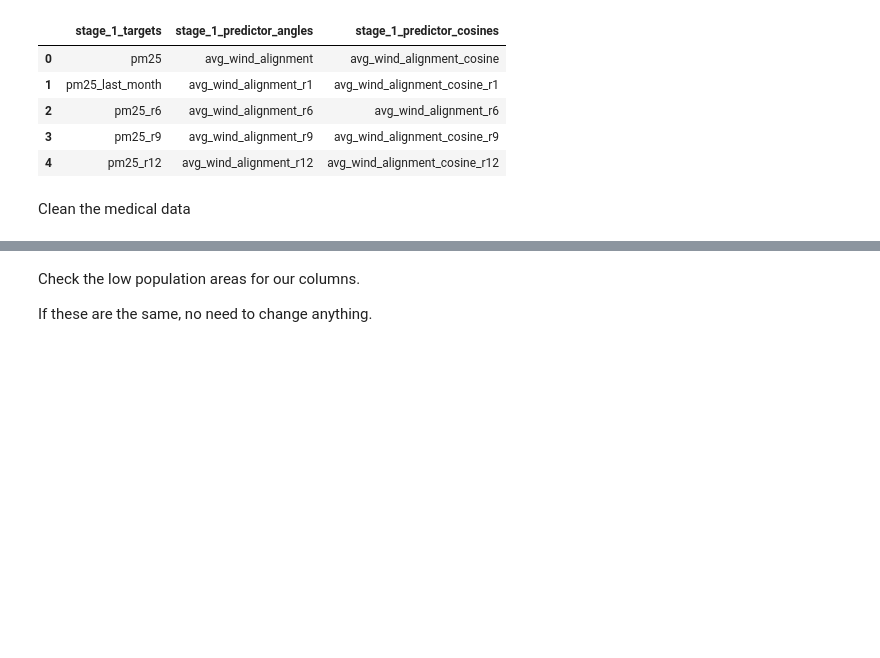
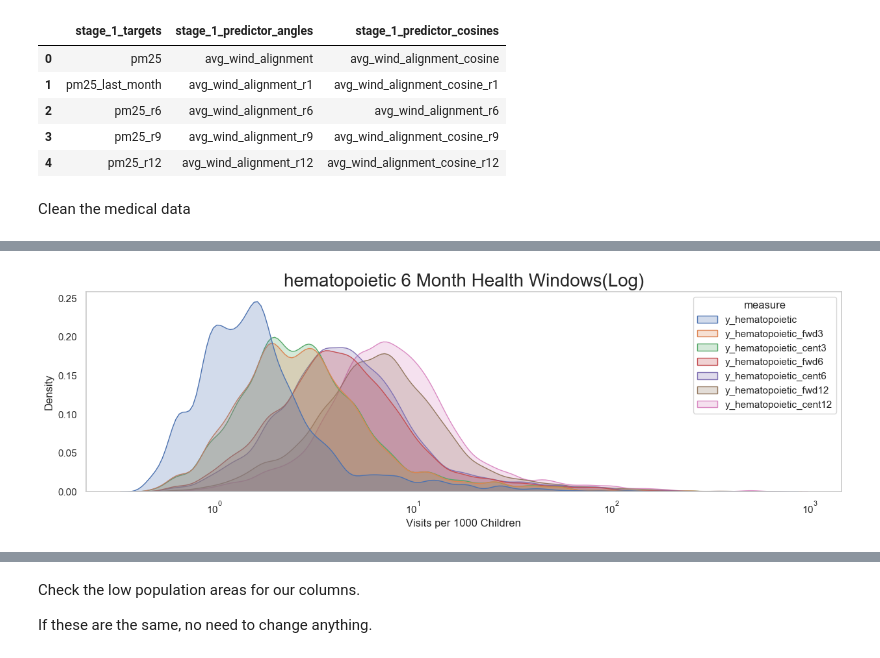
Before and after one commit to mattslyons/JLPS_capstone_project, a Jupyter notebook: modeling/anand_backup/2sls_ap_10-29.ipynb, the cells around one changed output, grey strips where cells are left out. Saved outputs shown, nothing was run; the diff lists cells and outputs as text; code cells hidden in the pictures; blank space fills up the shorter version.

```diff
--- a/modeling/anand_backup/2sls_ap_10-29.ipynb
+++ b/modeling/anand_backup/2sls_ap_10-29.ipynb
@@ -138,7 +138,7 @@ print('')
 # %% [output]
 [figure]
 # %%
-def kde_multiple_plotter(col_list:list, title_str:str, value_name_str:str, df_plot, clip_tuple:tuple = None):
+def kde_multiple_plotter(col_list:list, title_str:str, value_name_str:str, df_plot, clip_tuple:tuple = None, log_scale_value=False):
     """plots several KDE plots from column of a dataframe.
 
     Args:
@@ -148,14 +148,20 @@ def kde_multiple_plotter(col_list:list, title_str:str, value_name_str:str, df_pl
         df_plot (pandas dataframe): dataframe
         clip_tuple (tuple, optional): range of x axis values to plot. Defaults to None.
     """
+
+    if log_scale_value:
+        s = '(Log)'
+    else:
+        s = ''
+
     df_melt = pd.melt(df_plot,
               value_vars=col_list,
               var_name='measure', value_name=value_name_str)
     sns.set(rc = {'figure.figsize':(15,4)})
     sns.set_style("whitegrid", {'axes.grid' : False})
 
-    sns.kdeplot(data=df_melt, x=value_name_str, hue='measure', bw_adjust=.8, fill=True, clip=clip_tuple)\
-    .set_title(title_str, size=20)
+    sns.kdeplot(data=df_melt, x=value_name_str, hue='measure', bw_adjust=.8, fill=True, clip=clip_tuple, log_scale=log_scale_value)\
+    .set_title(title_str+s, size=20)
     print('')
 
 rolling_pm25_cols = ['pm25', 'pm25_r6','pm25_r9','pm25_r12','pm25_r24']
@@ -499,0 +532,4 @@ df['year_month_county'] = df.apply(lambda df: str(df['year']) + '_' + df['month'
+# %%
+df = df.sort_values(['school_zip', 'year_month'])
+
+df.head(5)
@@ -499,0 +776,15 @@ df['year_month_county'] = df.apply(lambda df: str(df['year']) + '_' + df['month'
+# %%
+print(f"Minimum date in dataset: {min(df['year_month'])} ")
+print(f"Minimum date in dataset: {max(df['year_month'])} ")
+
+print(f"Number of rows in dataset: {df.shape[0]}")
+
+# Filter out dataset's rows to end on Dec 2017
+print('\n--- Filter out dataset rows to end on Dec 2017 ---\n')
+
+df_2 = df[df['year_month'] < '2018-01-01']
+
+print(f"Minimum date in dataset: {min(df_2['year_month'])} ")
+print(f"Minimum date in dataset: {max(df_2['year_month'])} ")
+
+print(f"Number of rows in dataset: {df_2.shape[0]}")
@@ -499,0 +909,5 @@ df['year_month_county'] = df.apply(lambda df: str(df['year']) + '_' + df['month'
+# %%
+temp_list = ['y_hematopoietic','y_hematopoietic_fwd3', 'y_hematopoietic_cent3', 'y_hematopoietic_fwd6', 'y_hematopoietic_cent6', 'y_hematopoietic_fwd12', 'y_hematopoietic_cent12']
+kde_multiple_plotter(col_list=temp_list, title_str='hematopoietic 6 Month Health Windows', value_name_str='Visits per 1000 Children', df_plot=df_2[df_2.y_hematopoietic > 0], log_scale_value=True)
+# %% [output]
+[figure, added]
```
Also changed, not shown: parts of 30 cells of this notebook.
